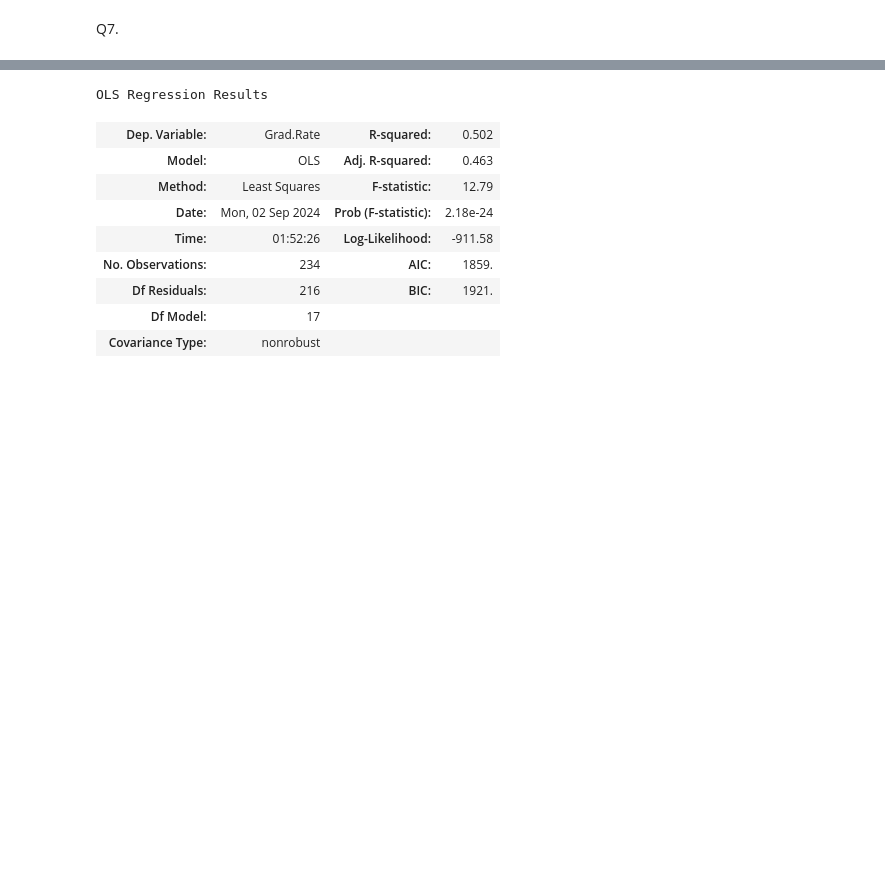
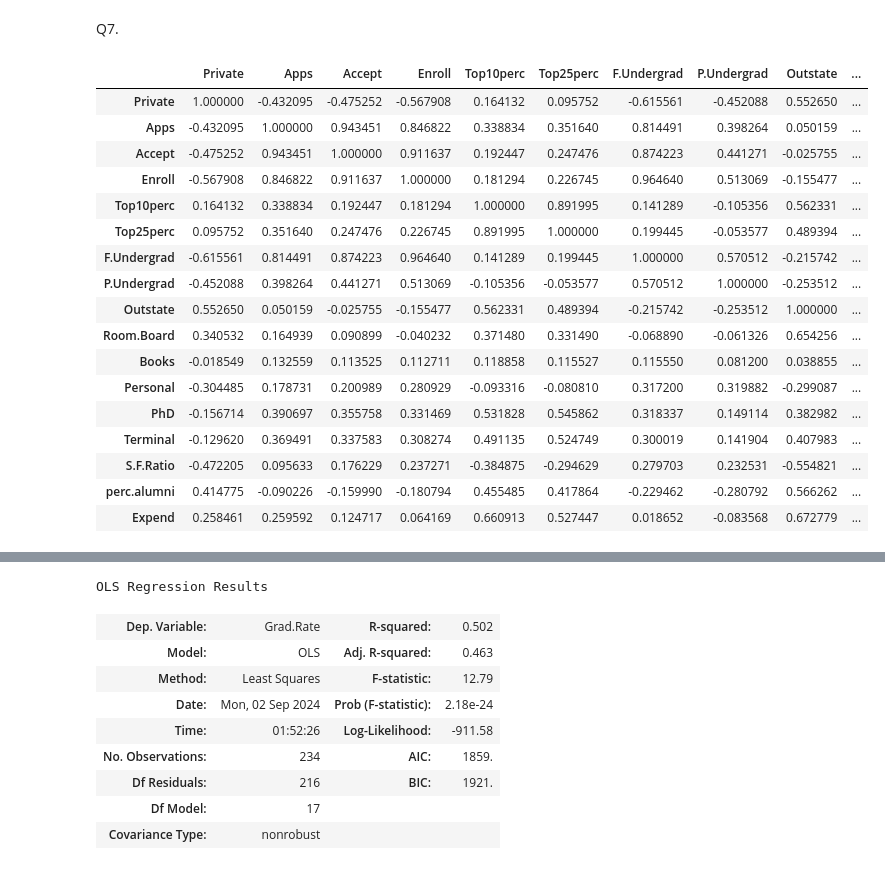
Before and after one commit to kenclements/SEAS6414-SUMMER-25, a Jupyter notebook: src/Assignment2.ipynb, the cells around one changed output, grey strips where cells are left out. Cells and saved outputs as stored; diff of their text form; code cells hidden in the pictures; blank space fills up the shorter version.

```diff
--- a/src/Assignment2.ipynb
+++ b/src/Assignment2.ipynb
@@ -261,0 +268,21 @@ label_encoder = LabelEncoder()
+# %%
+corr
+# %% [output]
+|  | Private | Apps | Accept | Enroll | Top10perc | Top25perc | F.Undergrad | P.Undergrad | Outstate | ... |
+| Private | 1.000000 | -0.432095 | -0.475252 | -0.567908 | 0.164132 | 0.095752 | -0.615561 | -0.452088 | 0.552650 | ... |
+| Apps | -0.432095 | 1.000000 | 0.943451 | 0.846822 | 0.338834 | 0.351640 | 0.814491 | 0.398264 | 0.050159 | ... |
+| Accept | -0.475252 | 0.943451 | 1.000000 | 0.911637 | 0.192447 | 0.247476 | 0.874223 | 0.441271 | -0.025755 | ... |
+| Enroll | -0.567908 | 0.846822 | 0.911637 | 1.000000 | 0.181294 | 0.226745 | 0.964640 | 0.513069 | -0.155477 | ... |
+| Top10perc | 0.164132 | 0.338834 | 0.192447 | 0.181294 | 1.000000 | 0.891995 | 0.141289 | -0.105356 | 0.562331 | ... |
+| Top25perc | 0.095752 | 0.351640 | 0.247476 | 0.226745 | 0.891995 | 1.000000 | 0.199445 | -0.053577 | 0.489394 | ... |
+| F.Undergrad | -0.615561 | 0.814491 | 0.874223 | 0.964640 | 0.141289 | 0.199445 | 1.000000 | 0.570512 | -0.215742 | ... |
+| P.Undergrad | -0.452088 | 0.398264 | 0.441271 | 0.513069 | -0.105356 | -0.053577 | 0.570512 | 1.000000 | -0.253512 | ... |
+| Outstate | 0.552650 | 0.050159 | -0.025755 | -0.155477 | 0.562331 | 0.489394 | -0.215742 | -0.253512 | 1.000000 | ... |
+| Room.Board | 0.340532 | 0.164939 | 0.090899 | -0.040232 | 0.371480 | 0.331490 | -0.068890 | -0.061326 | 0.654256 | ... |
+| Books | -0.018549 | 0.132559 | 0.113525 | 0.112711 | 0.118858 | 0.115527 | 0.115550 | 0.081200 | 0.038855 | ... |
+| Personal | -0.304485 | 0.178731 | 0.200989 | 0.280929 | -0.093316 | -0.080810 | 0.317200 | 0.319882 | -0.299087 | ... |
+| PhD | -0.156714 | 0.390697 | 0.355758 | 0.331469 | 0.531828 | 0.545862 | 0.318337 | 0.149114 | 0.382982 | ... |
+| Terminal | -0.129620 | 0.369491 | 0.337583 | 0.308274 | 0.491135 | 0.524749 | 0.300019 | 0.141904 | 0.407983 | ... |
+| S.F.Ratio | -0.472205 | 0.095633 | 0.176229 | 0.237271 | -0.384875 | -0.294629 | 0.279703 | 0.232531 | -0.554821 | ... |
+| perc.alumni | 0.414775 | -0.090226 | -0.159990 | -0.180794 | 0.455485 | 0.417864 | -0.229462 | -0.280792 | 0.566262 | ... |
+| Expend | 0.258461 | 0.259592 | 0.124717 | 0.064169 | 0.660913 | 0.527447 | 0.018652 | -0.083568 | 0.672779 | ... |
```
Also changed, not shown: parts of 19 cells of this notebook, 1 other file.
